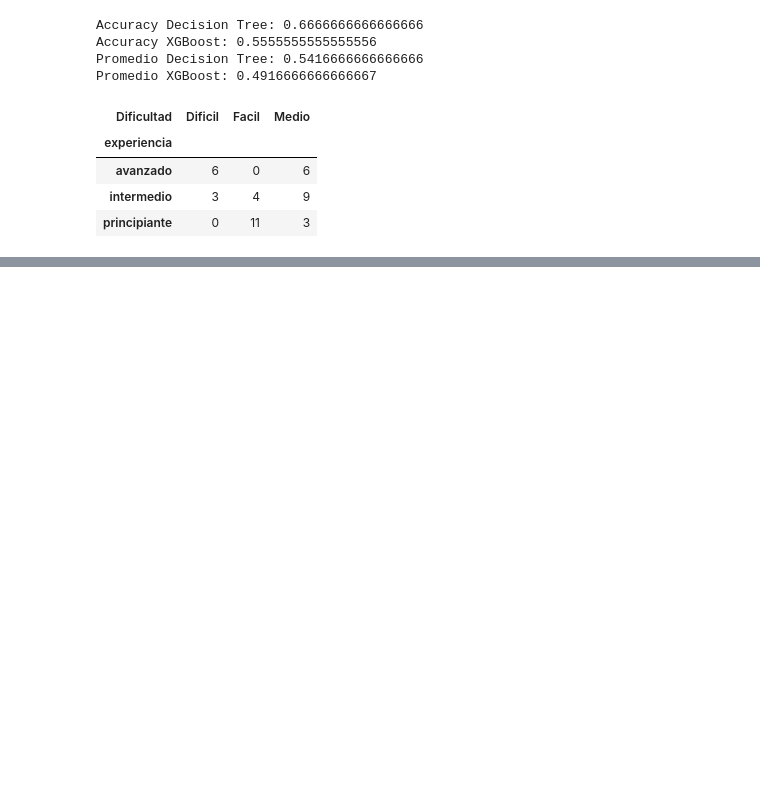
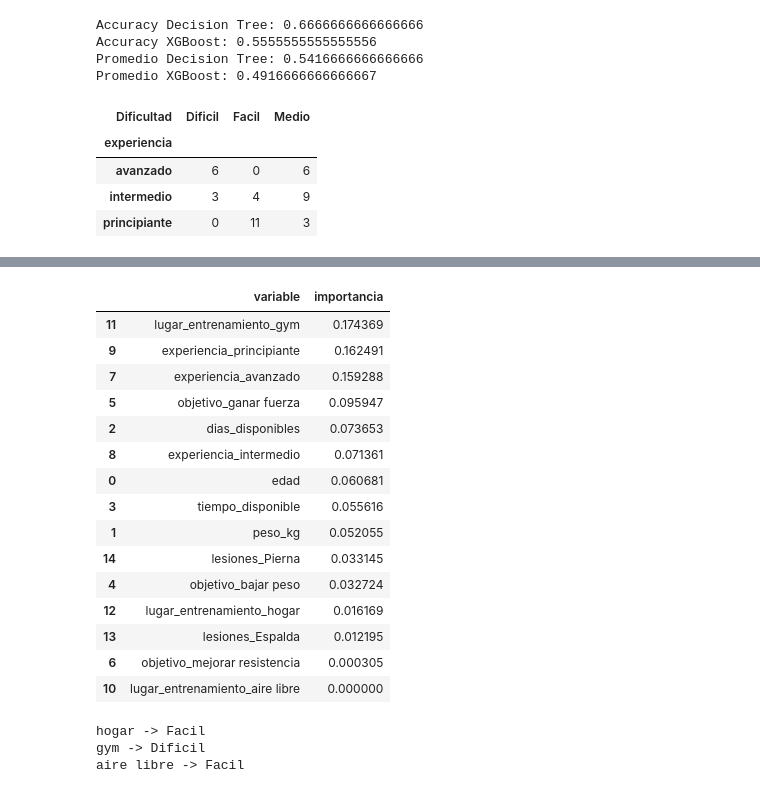
Before and after one commit to luci-o/LIFE-FIT, a Jupyter notebook: IA/index.ipynb, the cells around one changed output, grey strips where cells are left out. Saved outputs shown, nothing was run; the diff lists cells and outputs as text; code cells hidden in the pictures; blank space fills up the shorter version.

```diff
--- a/IA/index.ipynb
+++ b/IA/index.ipynb
@@ -9280,0 +9272,57 @@ TypeError: agg function failed [how->mean,dtype->object]
+# %%
+importancias_xgb = pd.DataFrame({
+    "variable": X_convertido.columns,
+    "importancia": modelo_xgb.feature_importances_
+})
+
+importancias_xgb = importancias_xgb.sort_values(
+    "importancia",
+    ascending=False
+)
+
+importancias_xgb.head(15)
+# %% [output]
+|  | variable | importancia |
+| 11 | lugar_entrenamiento_gym | 0.174369 |
+| 9 | experiencia_principiante | 0.162491 |
+| 7 | experiencia_avanzado | 0.159288 |
+| 5 | objetivo_ganar fuerza | 0.095947 |
+| 2 | dias_disponibles | 0.073653 |
+| 8 | experiencia_intermedio | 0.071361 |
+| 0 | edad | 0.060681 |
+| 3 | tiempo_disponible | 0.055616 |
+| 1 | peso_kg | 0.052055 |
+| 14 | lesiones_Pierna | 0.033145 |
+| 4 | objetivo_bajar peso | 0.032724 |
+| 12 | lugar_entrenamiento_hogar | 0.016169 |
+| 13 | lesiones_Espalda | 0.012195 |
+| 6 | objetivo_mejorar resistencia | 0.000305 |
+| 10 | lugar_entrenamiento_aire libre | 0.000000 |
+# %%
+lugares_prueba = [
+    "hogar",
+    "gym",
+    "aire libre"
+]
+
+for lugar in lugares_prueba:
+    dificultad = predecir_dificultad(
+        edad=28,
+        peso=75,
+        objetivo="ganar fuerza",
+        dias=4,
+        tiempo=60,
+        experiencia="intermedio",
+        lugar=lugar,
+        lesiones="nada"
+    )
+
+    print(
+        lugar,
+        "->",
+        dificultad
+    )
+# %% [output]
+hogar -> Facil
+gym -> Dificil
+aire libre -> Facil
```
Also changed, not shown: parts of 66 cells of this notebook.
